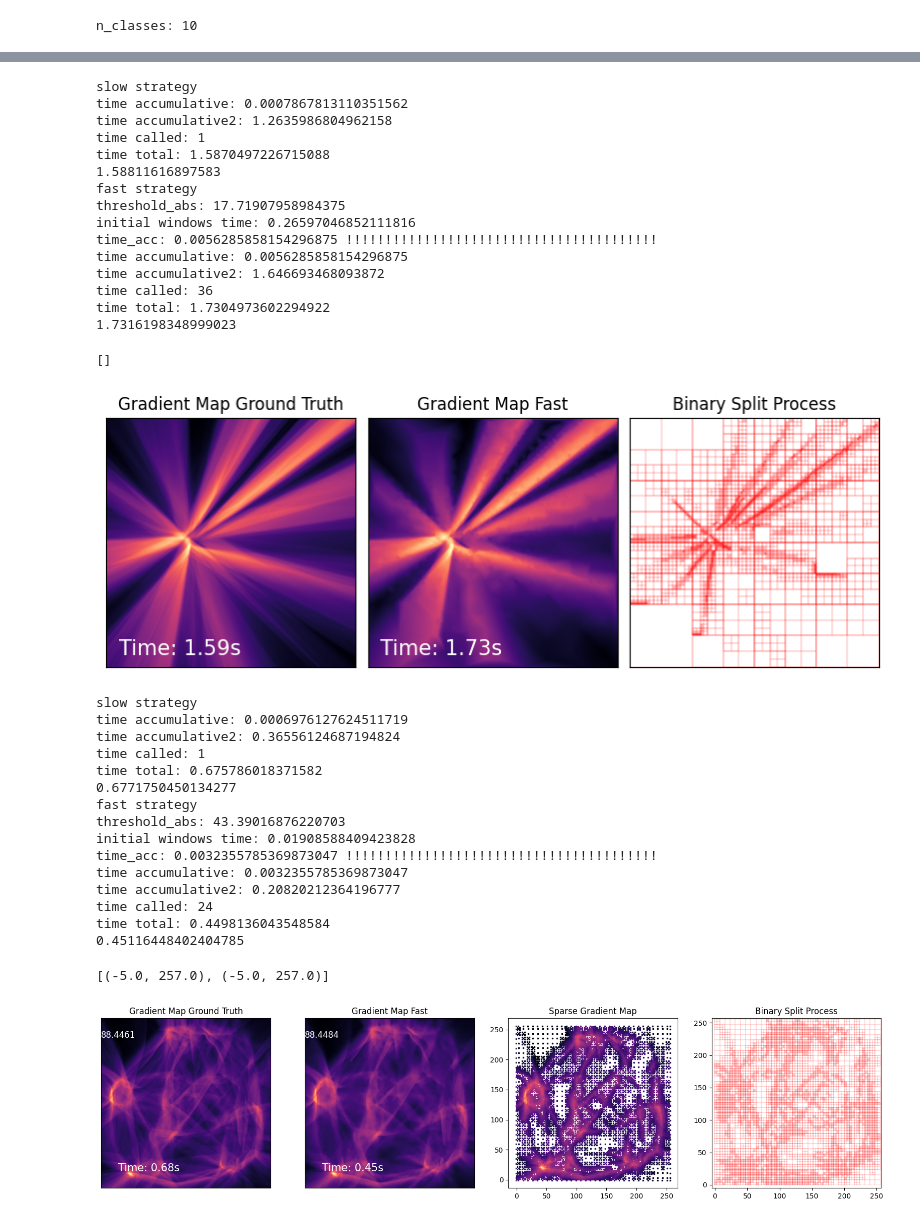
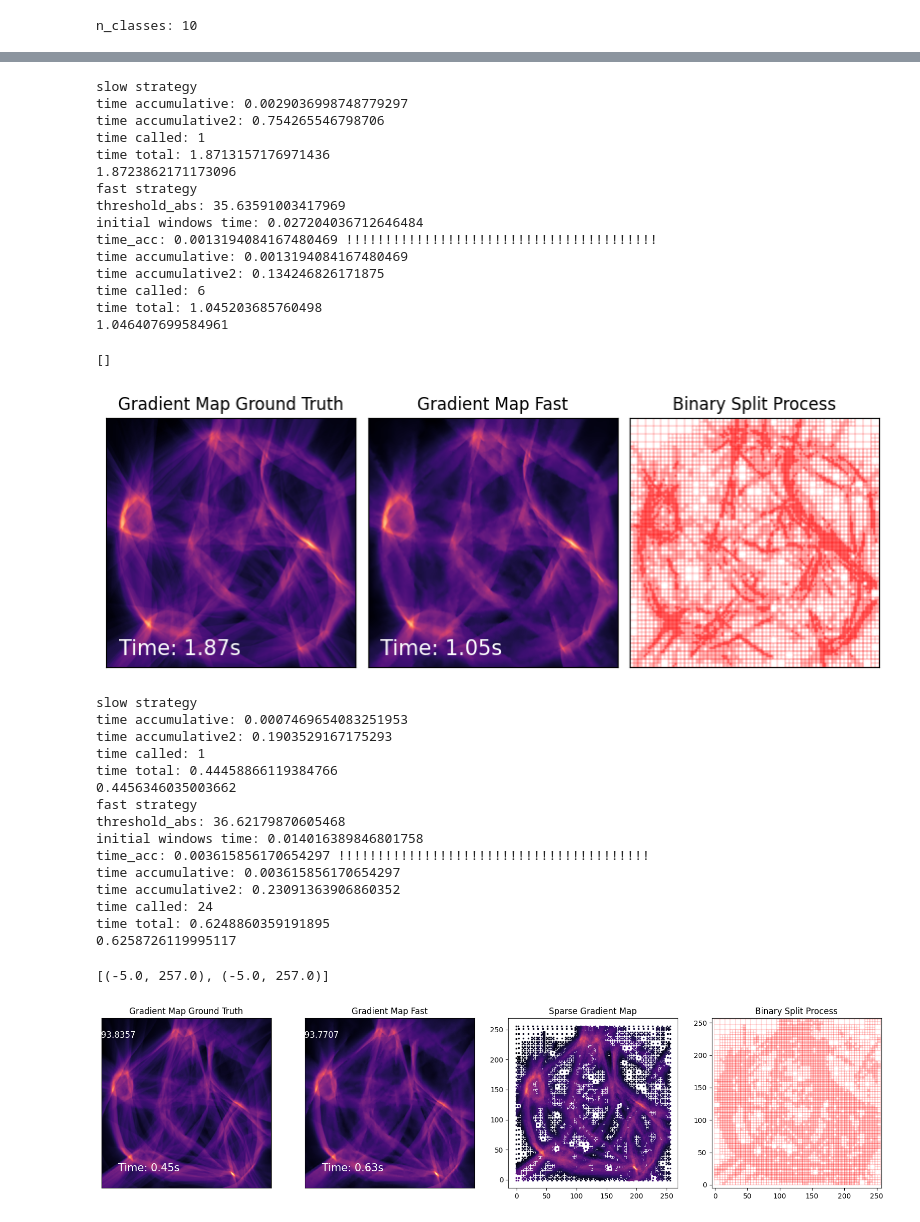
Before and after one commit to wuyuyu1024/map_builder, a Jupyter notebook: draft.ipynb, the cells around one changed output, grey strips where cells are left out. Drawn from its saved outputs; the diff is of its cells as text; code cells hidden in the pictures.

```diff
--- a/draft.ipynb
+++ b/draft.ipynb
@@ -62,9 +62,8 @@ X, _, y, _ = train_test_split(X, y, train_size=5000, test_size=2000, random_stat
 # # Pinv = Pinv_ilamp()
 # Pinv.fit(X2D, X)
 
-PPinv = SSNP()
-# PPinv = PPinvWrapper(UMAP(n_components=2, random_state=0), NNinv_torch((128, 256, 512, 1024)))
-# PPinv = PPinvWrapper(UMAP(n_components=2), NNinv_torch((128, 256, 512, 1024)))
+# PPinv = SSNP()
+PPinv = PPinvWrapper(UMAP(n_components=2, random_state=0), NNinv_torch((128, 256, 512, 1024)))
 # PPinv = PPinvWrapper(UMAP(n_components=2, random_state=0), RBFinv())
 # PPinv = PPinvWrapper(UMAP(n_components=2, random_state=0), Pinv_ilamp())
 PPinv.fit(X=X, y=y)
@@ -203,7 +189,7 @@ time0 = time.time()
 builder.plot_dist_map(ax[0],  fast=False, grid=GRID, content='nearest')
 time1 = time.time()
 # builder.plot_training_data(ax=ax[0])
-_, sparse = builder.plot_dist_map(ax[1],  fast=fast_strategy, grid=GRID, initial_resolution=32, content='nearest', threshold=0.2)
+_, sparse = builder.plot_dist_map(ax[1],  fast=fast_strategy, grid=GRID, initial_resolution=32, content='nearest', threshold=0.1)
 time2 = time.time()
 # builder.plot_boundary(ax[1], grid=400, fast=fast_strategy)
 # ax[2].scatter(sparse[:, 0], sparse[:, 1], c=sparse[:, 2], cmap='cividis', marker='s', s=2)
@@ -258,8 +244,8 @@ conten_list = ['label', 'gradient', 'label_roundtirp']
 fast_strategy = True
 fig, ax = plt.subplots(1, 3, figsize=(10, 3.8))
 fig.subplots_adjust(wspace=0.05, hspace=0.03)
-GRID = 256
-threshold = 0.4
+GRID = 512
+threshold = 0.125
 # builder.plot_decision_map(ax[0],  fast=fast_strategy, grid=200)
 # builder.plot_training_data(ax=ax[0])
 time0 = time.time()
@@ -267,7 +253,7 @@ _, sparse = builder.plot_gradient_map(ax[0],  fast=False, grid=GRID, plot_mean=F
 
 time1 = time.time()
 print(time1-time0)
-_, sparse = builder.plot_gradient_map(ax[1],  fast=True, grid=GRID, initial_resolution=4, threshold=threshold, plot_mean=False, reduced=False) ## threshold at most 0.2
+_, sparse = builder.plot_gradient_map(ax[1],  fast=True, grid=GRID, initial_resolution=32, threshold=threshold, plot_mean=False, reduced=True) ## threshold at most 0.2
 time2 = time.time()
 print(time2-time1)
 # builder.plot_boundary(ax[1], grid=400, fast=fast_strategy)
@@ -278,47 +264,47 @@ ax[1].set_title('Gradient Map Fast')
 ax[0].text(0.05, 0.05, 'Time: {:.2f}s'.format(time1-time0), fontsize=15, color='w')
 ax[1].text(0.05, 0.05, 'Time: {:.2f}s'.format(time2-time1), fontsize=15, color='w')
 
 # ax[2].set_title('Sparse Gradient Map')
 # ax[2].set_aspect('equal')
 ax[2].set_title('Binary Split Process')
 ax[2].set_aspect('equal')
 
-t = 0
+t = 1
 for item in sparse:
     if item[-2] > t and item[-1] > t:
         w, h = item[-1], item[-2]
         ax[2].add_patch(Rectangle((item[0]-w/2, item[1]-h/2), w, h, fill=None, edgecolor='r', lw=0.1))
         # ax[2].scatter(item[0], item[1], c=item[3], s=1, marker='.', k='w')
         # ax.set_xlim(0, GRID)
         # ax.set_ylim(0, GRID)
     # else:
     #     ax[2].scatter(item[0], item[1], c=item[3], s=1, marker='s')
 ax[2].set(xlim=(0-1, GRID), ylim=(0-1, GRID))
 # ax[2].axis('off')
 ax[2].set_xticks([])
 ax[2].set_yticks([])
 
 # fig.savefig('results/figures/grad_map_ssnp_mnist_t015.eps', dpi=300)
 
 # fig.savefig('results/figures/grad_map_umap_nninv_mnist.pdf', dpi=300)
 # %% [output]
 slow strategy
-time accumulative: 0.0007867813110351562
-time accumulative2: 1.2635986804962158
+time accumulative: 0.0029036998748779297
+time accumulative2: 0.754265546798706
 time called: 1
-time total: 1.5870497226715088
-1.58811616897583
+time total: 1.8713157176971436
+1.8723862171173096
 fast strategy
-threshold_abs: 17.71907958984375
-initial windows time: 0.26597046852111816
-time_acc: 0.0056285858154296875 !!!!!!!!!!!!!!!!!!!!!!!!!!!!!!!!!!!!!!!!
-time accumulative: 0.0056285858154296875
-time accumulative2: 1.646693468093872
-time called: 36
-time total: 1.7304973602294922
-1.7316198348999023
+threshold_abs: 35.63591003417969
+initial windows time: 0.027204036712646484
+time_acc: 0.0013194084167480469 !!!!!!!!!!!!!!!!!!!!!!!!!!!!!!!!!!!!!!!!
+time accumulative: 0.0013194084167480469
+time accumulative2: 0.134246826171875
+time called: 6
+time total: 1.045203685760498
+1.046407699584961
 []
-[figure, old version]
+[figure, new version]
 # %%
 conten_list = ['label', 'gradient', 'label_roundtirp']
 fast_strategy = True
@@ -363,22 +349,22 @@ ax[3].set(xlim=(0-5, GRID+1), ylim=(0-5, GRID+1))
 # fig.savefig('figures/grad_map.pdf', dpi=300)
 # %% [output]
 slow strategy
-time accumulative: 0.0006976127624511719
-time accumulative2: 0.36556124687194824
+time accumulative: 0.0007469654083251953
+time accumulative2: 0.1903529167175293
 time called: 1
-time total: 0.675786018371582
-0.6771750450134277
+time total: 0.44458866119384766
+0.4456346035003662
 fast strategy
-threshold_abs: 43.39016876220703
-initial windows time: 0.01908588409423828
-time_acc: 0.0032355785369873047 !!!!!!!!!!!!!!!!!!!!!!!!!!!!!!!!!!!!!!!!
-time accumulative: 0.0032355785369873047
-time accumulative2: 0.20820212364196777
+threshold_abs: 36.62179870605468
+initial windows time: 0.014016389846801758
+time_acc: 0.003615856170654297 !!!!!!!!!!!!!!!!!!!!!!!!!!!!!!!!!!!!!!!!
+time accumulative: 0.003615856170654297
+time accumulative2: 0.23091363906860352
 time called: 24
-time total: 0.4498136043548584
-0.45116448402404785
+time total: 0.6248860359191895
+0.6258726119995117
 [(-5.0, 257.0), (-5.0, 257.0)]
-[figure, old version]
+[figure, new version]
 # %%
 conten_list = ['label', 'gradient_reduced', 'label_roundtirp']
 fast_strategy = True
```
Also changed, not shown: parts of 6 cells of this notebook, 7 other files.
